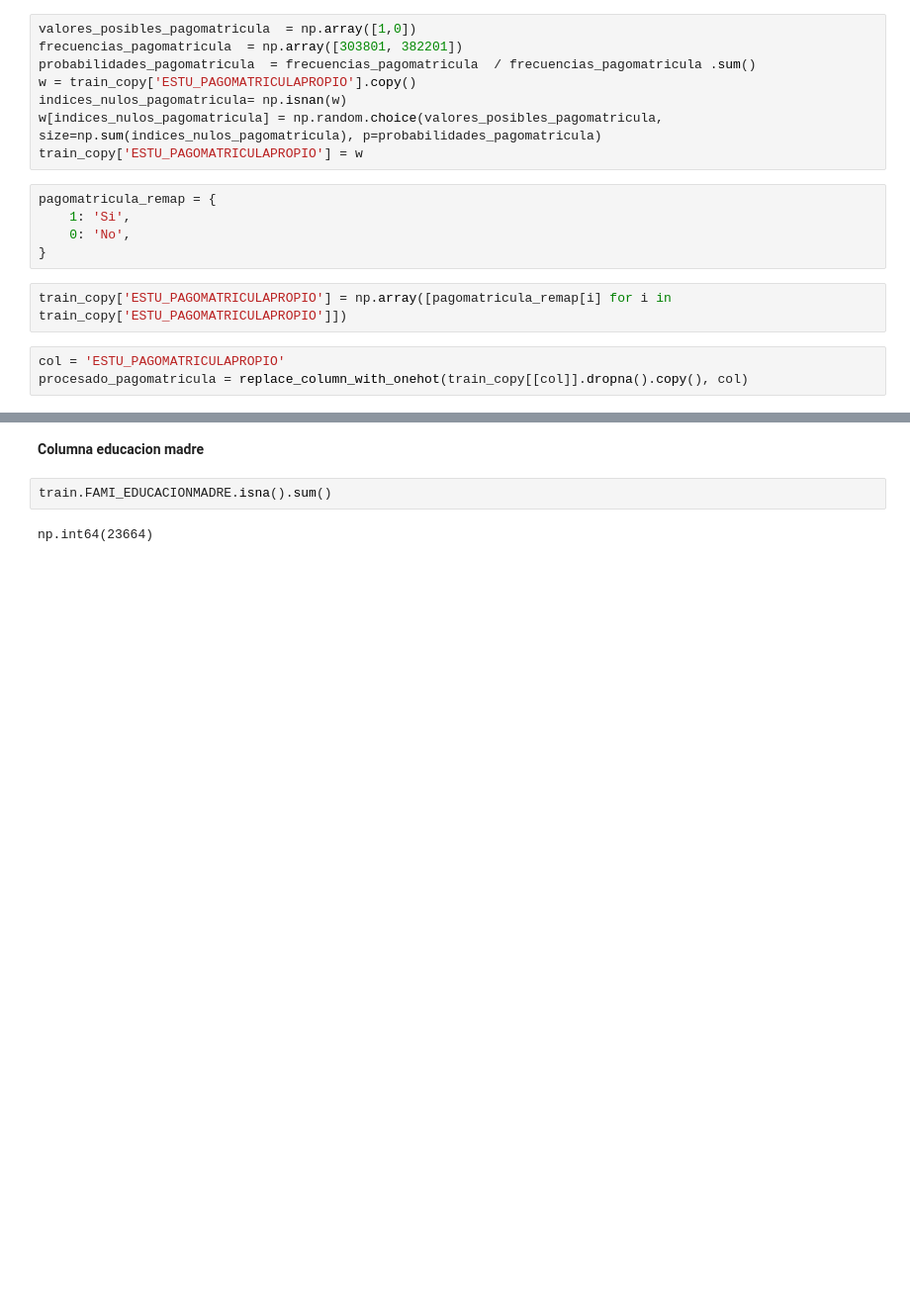
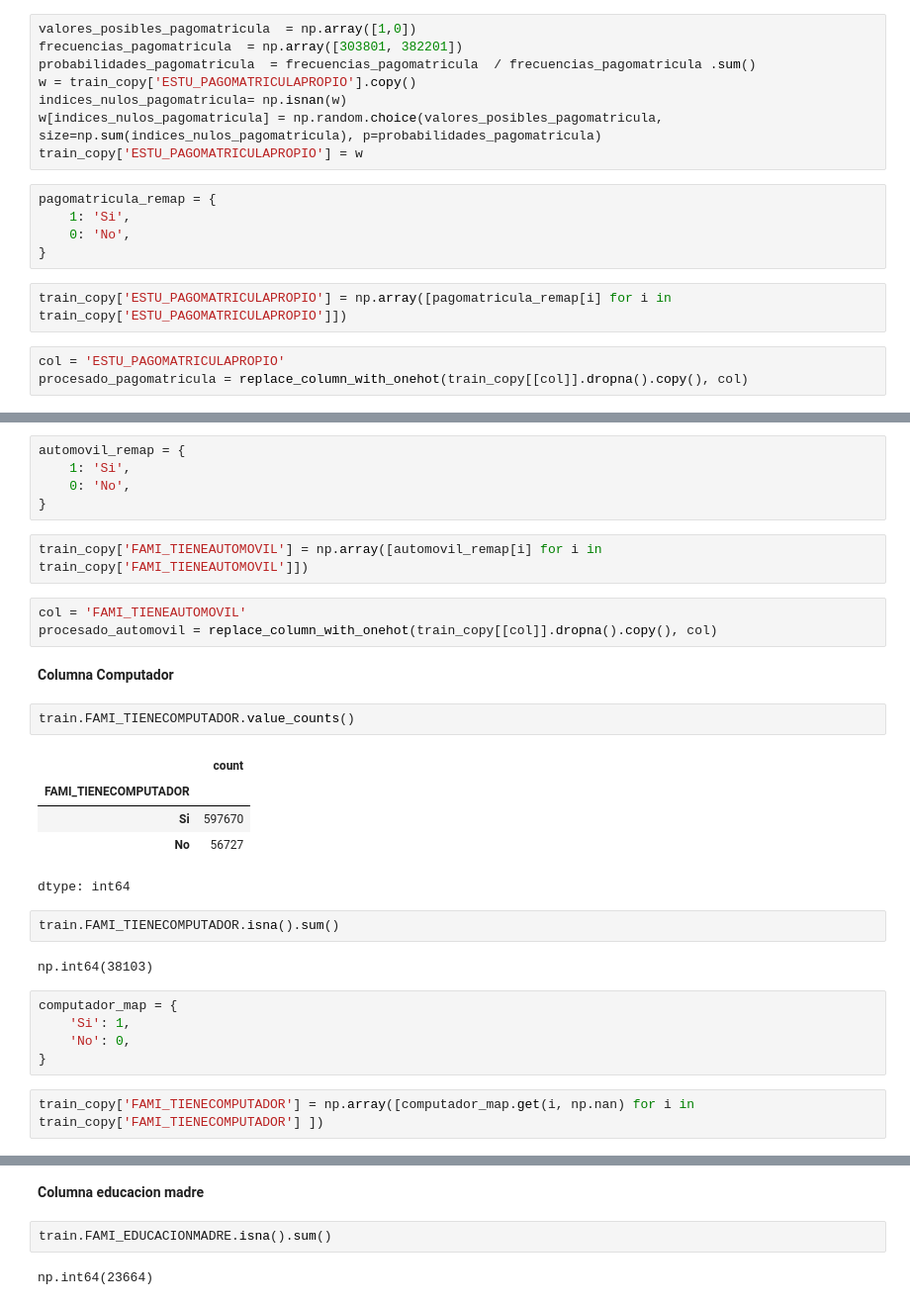
Before and after one commit to julianisazam/UDEA-ai4eng-20251, a Jupyter notebook: 99 - modelo solución.ipynb, the cells around one changed output, grey strips where cells are left out. Shown: that part at 99% size. Drawn from its saved outputs; the diff is of its cells as text; blank space fills up the shorter version.

```diff
--- a/99 - modelo solución.ipynb
+++ b/99 - modelo solución.ipynb
@@ -341,0 +416,31 @@ procesado_pagomatricula = replace_column_with_onehot(train_copy[[col]].dropna().
+# %%
+automovil_remap = {
+    1: 'Si',
+    0: 'No',
+}
+# %%
+train_copy['FAMI_TIENEAUTOMOVIL'] = np.array([automovil_remap[i] for i in train_copy['FAMI_TIENEAUTOMOVIL']])
+# %%
+col = 'FAMI_TIENEAUTOMOVIL'
+procesado_automovil = replace_column_with_onehot(train_copy[[col]].dropna().copy(), col)
+# %% [markdown]
+**Columna Computador**
+# %%
+train.FAMI_TIENECOMPUTADOR.value_counts()
+# %% [output]
+|  | count |
+| FAMI_TIENECOMPUTADOR |  |
+| Si | 597670 |
+| No | 56727 |
+dtype: int64
+# %%
+train.FAMI_TIENECOMPUTADOR.isna().sum()
+# %% [output]
+np.int64(38103)
+# %%
+computador_map = {
+    'Si': 1,
+    'No': 0,
+}
+# %%
+train_copy['FAMI_TIENECOMPUTADOR'] = np.array([computador_map.get(i, np.nan) for i in train_copy['FAMI_TIENECOMPUTADOR'] ])
```
Also changed, not shown: parts of 60 cells of this notebook.
